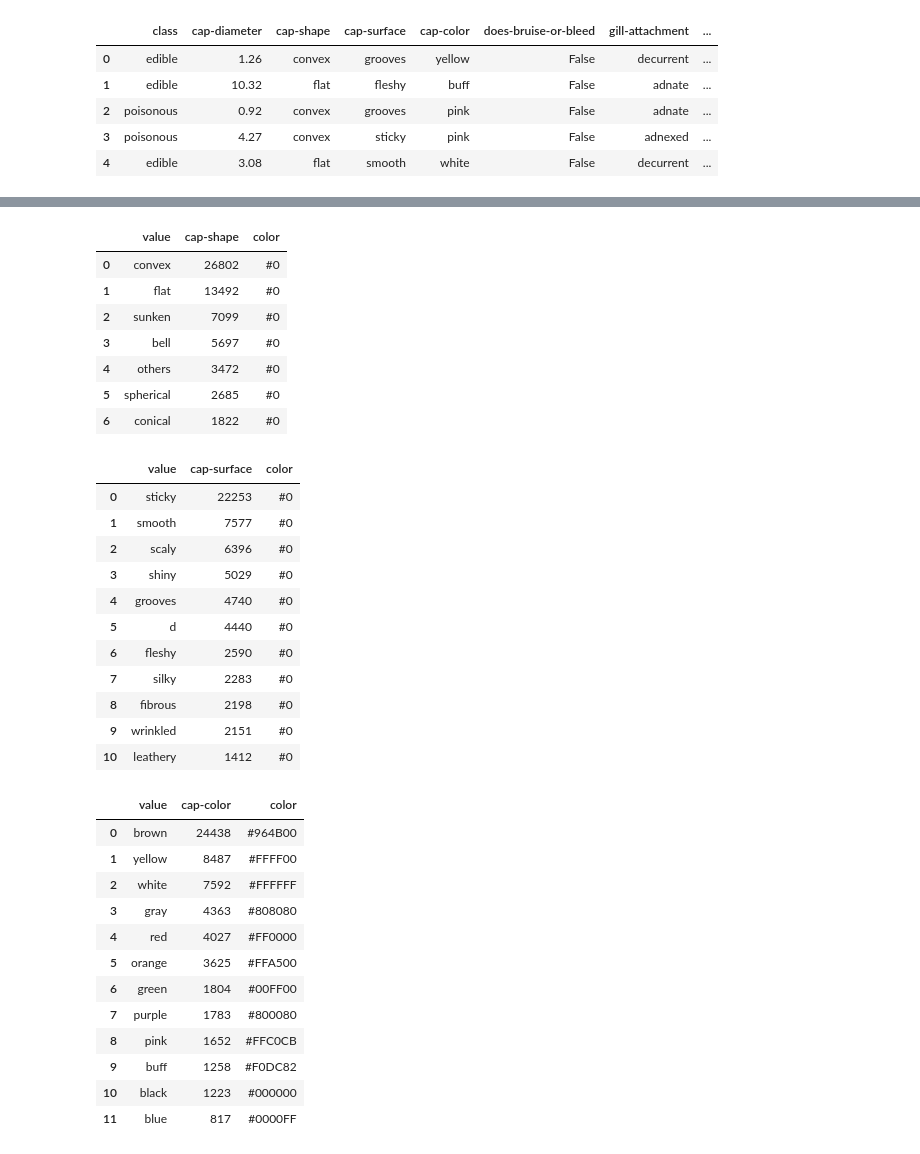
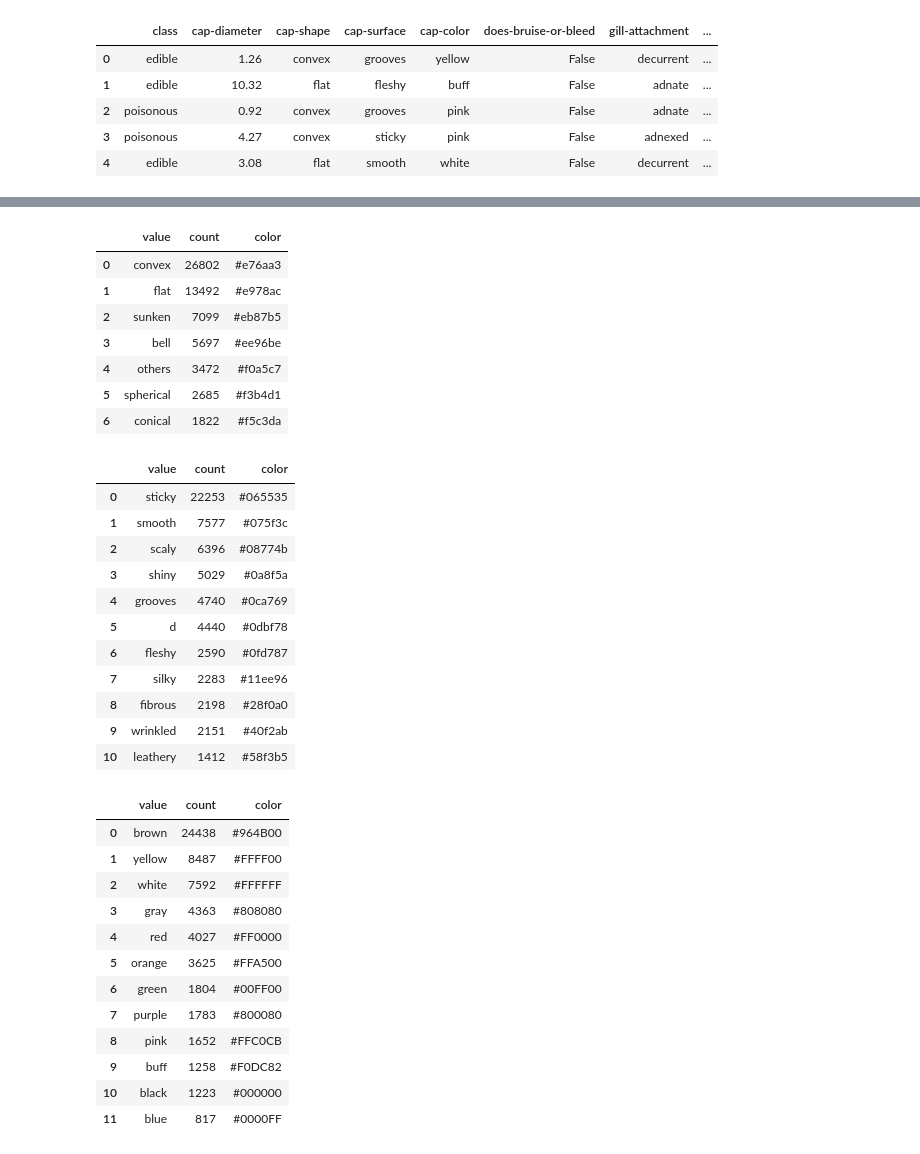
Before and after one commit to lauragabrielson/Mushroom_Classifier, a Jupyter notebook: pre_ml_analysis.ipynb, the cells around one changed output, grey strips where cells are left out. Drawn from its saved outputs; the diff is of its cells as text; code cells hidden in the pictures.

```diff
--- a/pre_ml_analysis.ipynb
+++ b/pre_ml_analysis.ipynb
@@ -197,51 +197,51 @@ class_df.head()
 # %%
 cap_shape_df = data['cap-shape'].value_counts()
 cap_shape_df = pd.DataFrame(cap_shape_df)
-cap_shape_df = cap_shape_df.rename(columns={'class': 'count'})
+cap_shape_df = cap_shape_df.rename(columns={'cap-shape': 'count'})
 cap_shape_df = cap_shape_df.reset_index()
 cap_shape_df = cap_shape_df.rename(columns={'index': 'value'})
 cap_shape_df['color'] = cap_shape_df['value'].apply(lambda x: hexcode_func(x))
 cap_shape_df
 # %% [output]
-|  | value | cap-shape | color |
-| 0 | convex | 26802 | #0 |
-| 1 | flat | 13492 | #0 |
-| 2 | sunken | 7099 | #0 |
-| 3 | bell | 5697 | #0 |
-| 4 | others | 3472 | #0 |
-| 5 | spherical | 2685 | #0 |
-| 6 | conical | 1822 | #0 |
+|  | value | count | color |
+| 0 | convex | 26802 | #e76aa3 |
+| 1 | flat | 13492 | #e978ac |
+| 2 | sunken | 7099 | #eb87b5 |
+| 3 | bell | 5697 | #ee96be |
+| 4 | others | 3472 | #f0a5c7 |
+| 5 | spherical | 2685 | #f3b4d1 |
+| 6 | conical | 1822 | #f5c3da |
 # %%
 cap_surface_df = data['cap-surface'].value_counts()
 cap_surface_df = pd.DataFrame(cap_surface_df)
-cap_surface_df = cap_surface_df.rename(columns={'class': 'count'})
+cap_surface_df = cap_surface_df.rename(columns={'cap-surface': 'count'})
 cap_surface_df = cap_surface_df.reset_index()
 cap_surface_df = cap_surface_df.rename(columns={'index': 'value'})
 cap_surface_df['color'] = cap_surface_df['value'].apply(lambda x: hexcode_func(x))
 cap_surface_df
 # %% [output]
-|  | value | cap-surface | color |
-| 0 | sticky | 22253 | #0 |
-| 1 | smooth | 7577 | #0 |
-| 2 | scaly | 6396 | #0 |
-| 3 | shiny | 5029 | #0 |
-| 4 | grooves | 4740 | #0 |
-| 5 | d | 4440 | #0 |
-| 6 | fleshy | 2590 | #0 |
-| 7 | silky | 2283 | #0 |
-| 8 | fibrous | 2198 | #0 |
-| 9 | wrinkled | 2151 | #0 |
-| 10 | leathery | 1412 | #0 |
+|  | value | count | color |
+| 0 | sticky | 22253 | #065535 |
+| 1 | smooth | 7577 | #075f3c |
+| 2 | scaly | 6396 | #08774b |
+| 3 | shiny | 5029 | #0a8f5a |
+| 4 | grooves | 4740 | #0ca769 |
+| 5 | d | 4440 | #0dbf78 |
+| 6 | fleshy | 2590 | #0fd787 |
+| 7 | silky | 2283 | #11ee96 |
+| 8 | fibrous | 2198 | #28f0a0 |
+| 9 | wrinkled | 2151 | #40f2ab |
+| 10 | leathery | 1412 | #58f3b5 |
 # %%
 cap_color_df = data['cap-color'].value_counts()
 cap_color_df = pd.DataFrame(cap_color_df)
-cap_color_df = cap_color_df.rename(columns={'class': 'count'})
+cap_color_df = cap_color_df.rename(columns={'cap-color': 'count'})
 cap_color_df = cap_color_df.reset_index()
 cap_color_df = cap_color_df.rename(columns={'index': 'value'})
 cap_color_df['color'] = cap_color_df['value'].apply(lambda x: hexcode_func(x))
 cap_color_df
 # %% [output]
-|  | value | cap-color | color |
+|  | value | count | color |
 | 0 | brown | 24438 | #964B00 |
 | 1 | yellow | 8487 | #FFFF00 |
 | 2 | white | 7592 | #FFFFFF |
```
Also changed, not shown: parts of 12 cells of this notebook, 13 other files.
